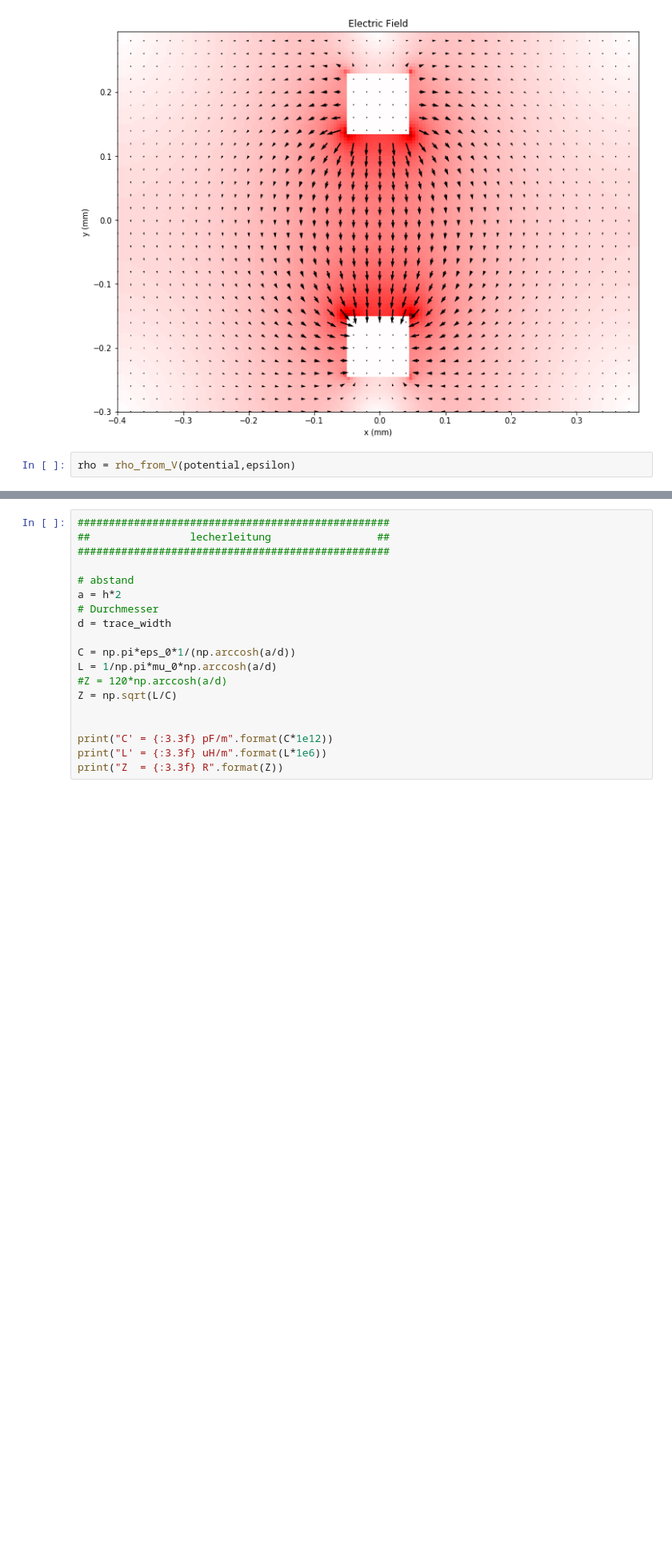
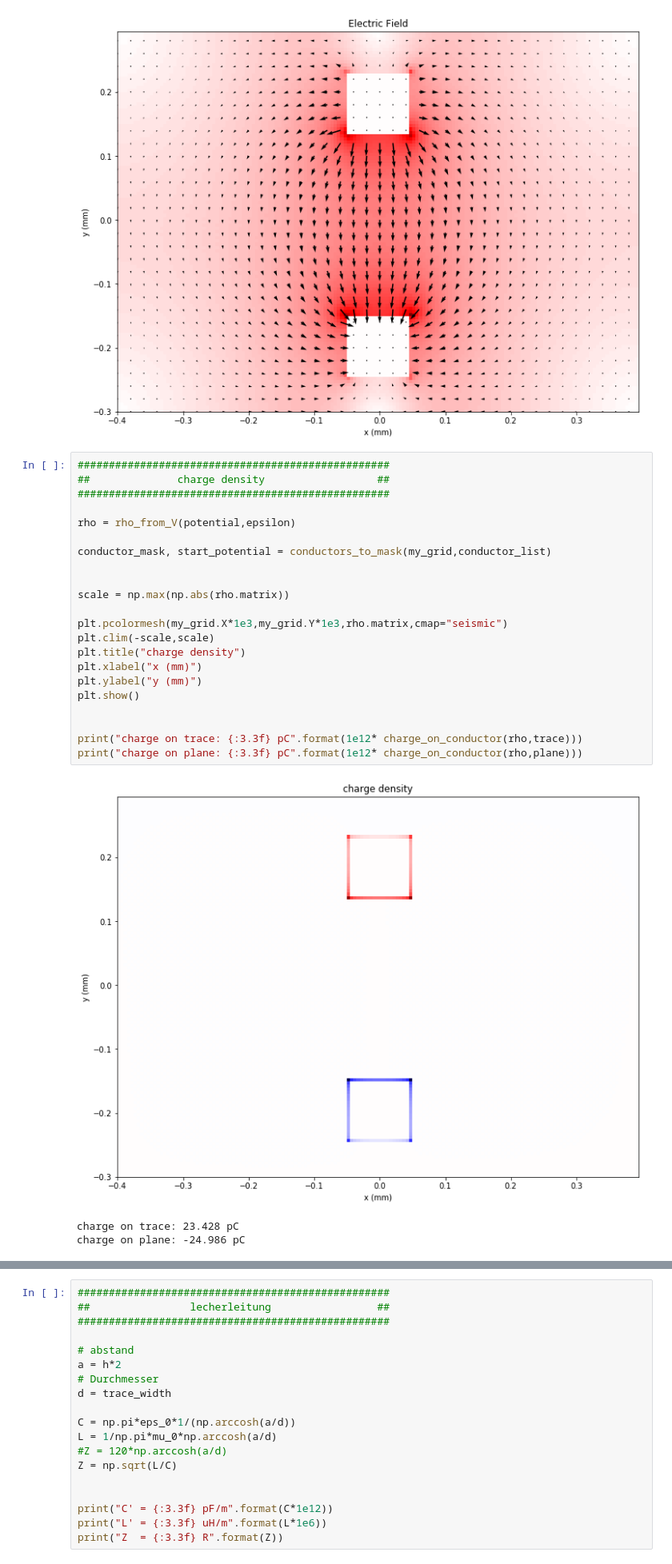
Before and after one commit to acidbourbon/lab_bench, a Jupyter notebook: workdir/jupyter/misc_mw/field_solver/laplace2D_B_devel.ipynb, the cells around one changed output, grey strips where cells are left out. Shown at 80% size. Saved outputs shown, nothing was run; the diff lists cells and outputs as text; blank space fills up the shorter version.

```diff
--- a/workdir/jupyter/misc_mw/field_solver/laplace2D_B_devel.ipynb
+++ b/workdir/jupyter/misc_mw/field_solver/laplace2D_B_devel.ipynb
@@ -95,8 +95,32 @@ plt.ylabel("y (mm)")
 plt.show()
 # %% [output]
 [figure]
-# %%
-rho = rho_from_V(potential,epsilon)
+# %%
+##################################################
+##              charge density                  ##
+##################################################
+
+rho = rho_from_V(potential,epsilon)
+
+conductor_mask, start_potential = conductors_to_mask(my_grid,conductor_list)
+
+
+scale = np.max(np.abs(rho.matrix))
+
+plt.pcolormesh(my_grid.X*1e3,my_grid.Y*1e3,rho.matrix,cmap="seismic")
+plt.clim(-scale,scale)
+plt.title("charge density")
+plt.xlabel("x (mm)")
+plt.ylabel("y (mm)")
+plt.show()
+
+
+print("charge on trace: {:3.3f} pC".format(1e12* charge_on_conductor(rho,trace)))
+print("charge on plane: {:3.3f} pC".format(1e12* charge_on_conductor(rho,plane)))
+# %% [output]
+[figure, added]
+charge on trace: 23.428 pC
+charge on plane: -24.986 pC
 # %%
 ##################################################
 ##             current density                  ##
```
Also changed, not shown: parts of 5 cells of this notebook, 1 other file.
